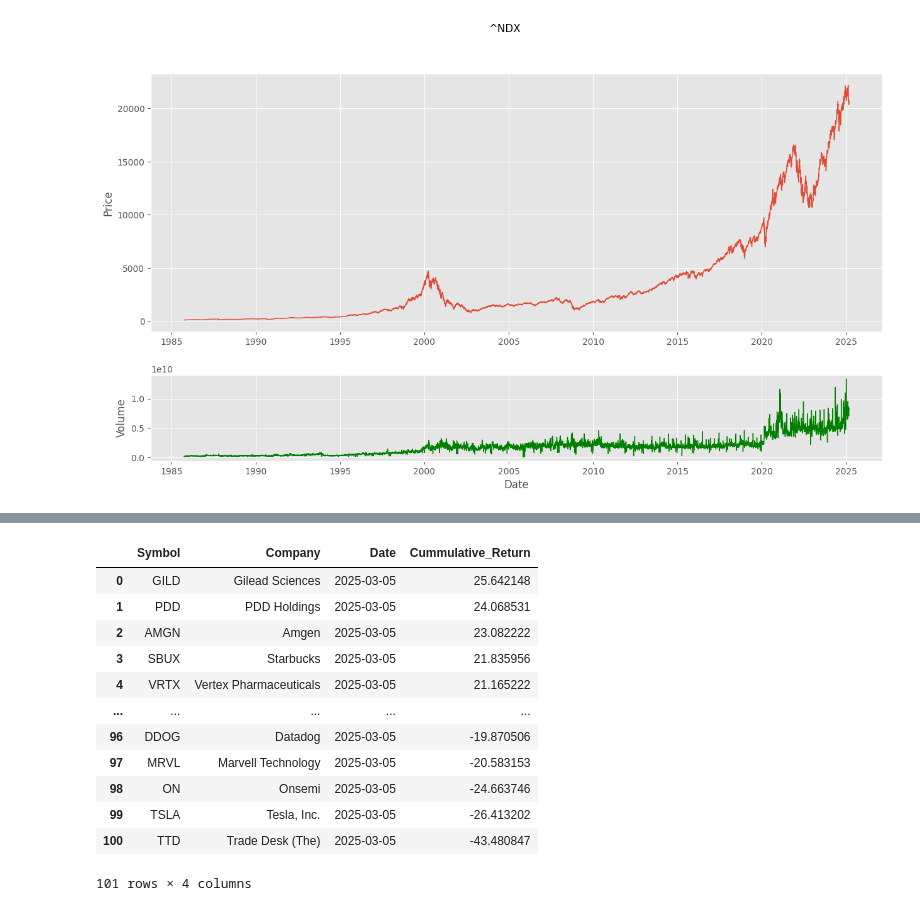
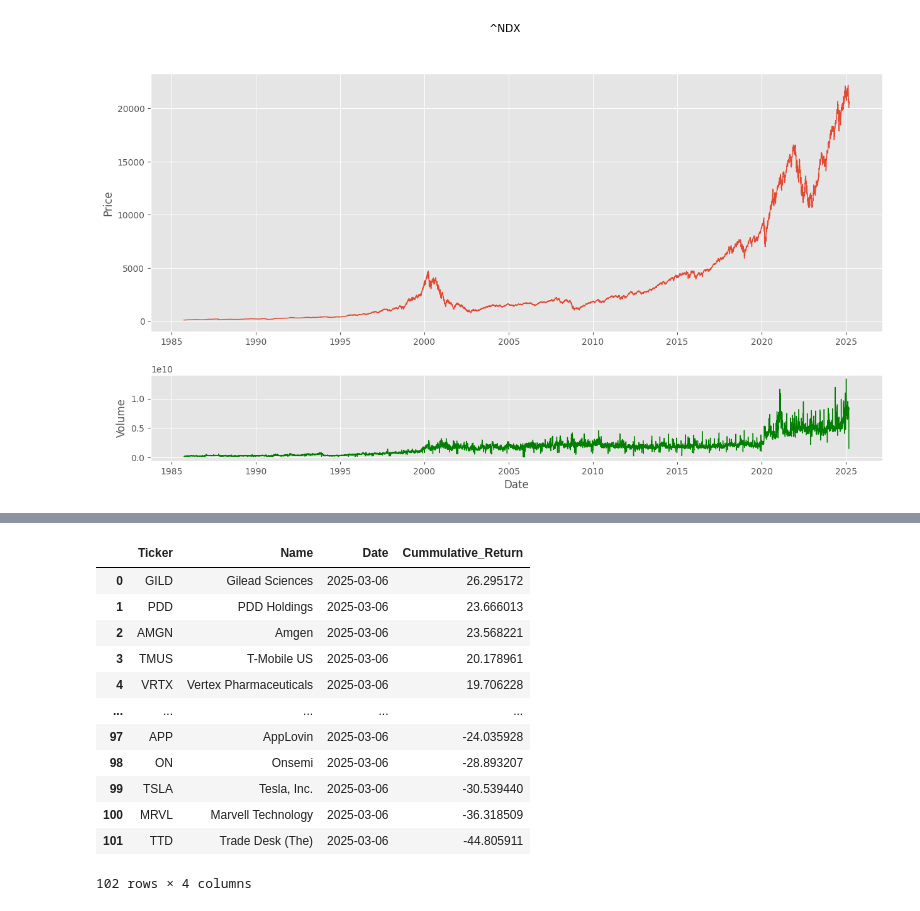
Before and after one commit to alfonrodrisimon/Stock-Market-Finance-Python, a Jupyter notebook: notebooks/Nasdaq100-notebook.ipynb, the cells around one changed output, grey strips where cells are left out. Cells and saved outputs as stored; diff of their text form; code cells hidden in the pictures.

```diff
--- a/notebooks/Nasdaq100-notebook.ipynb
+++ b/notebooks/Nasdaq100-notebook.ipynb
@@ -79,3 +94,15 @@ wiki.head(80)
 | 78 | Palantir Technologies | PLTR | Information Technology | Internet Services & Infrastructure |
 | 79 | Palo Alto Networks | PANW | Information Technology | Systems Software |
 80 rows × 4 columns
+# %%
+wiki.rename(columns={'Company':'Name','Symbol':'Ticker','GICS Sector':'Sector'}, inplace=True)
+# %%
+# Add index row values
+new_row = {'Name': 'NASDAQ100', 'Sector': 'Index', 'Ticker': '^NDX'}
+
+# Convert the new row to a DataFrame
+new_row_df = pd.DataFrame([new_row])
+
+# Append the new row to the DataFrame
+wiki = pd.concat([wiki[['Name','Sector','Ticker']], new_row_df], ignore_index=True)
+wiki.head(41)
@@ -82,7 +127,6 @@ wiki.head(80)
 # %%
 # Get the data for the stock
-index_list = wiki['Symbol'].tolist()
-index_list.append('^NDX')
+index_list = wiki['Ticker'].tolist()
 # %%
 # Save all the historical data
 for stock in tqdm(index_list):
@@ -353,31 +404,31 @@ fig.show()
 # %%
 # Create also table of cummulative returns
 list = []
 
 for stock in tqdm(index_list):
     f = os.path.join("../input",stock)
     df = pd.read_csv(f+".csv",index_col="Date",parse_dates=True)
     df['Cummulative_Return'] = cumulative_return(df["Adj Close"].loc[year])
     list.append([df.loc[year].tail(1).index.item(),stock.split('.csv')[0],df["Cummulative_Return"].loc[year].iloc[-1]])
 
 
-cum = pd.DataFrame(list, columns=['Date','Symbol','Cummulative_Return'])
-cum = wiki[['Symbol','Company']].merge(cum,on='Symbol')
+cum = pd.DataFrame(list, columns=['Date','Ticker','Cummulative_Return'])
+cum = wiki[['Ticker','Name']].merge(cum,on='Ticker')
 cum.sort_values(by=['Cummulative_Return'],ignore_index=True, ascending=False)
 # %% [output]
-|  | Symbol | Company | Date | Cummulative_Return |
-| 0 | GILD | Gilead Sciences | 2025-03-05 | 25.642148 |
-| 1 | PDD | PDD Holdings | 2025-03-05 | 24.068531 |
-| 2 | AMGN | Amgen | 2025-03-05 | 23.082222 |
-| 3 | SBUX | Starbucks | 2025-03-05 | 21.835956 |
-| 4 | VRTX | Vertex Pharmaceuticals | 2025-03-05 | 21.165222 |
+|  | Ticker | Name | Date | Cummulative_Return |
+| 0 | GILD | Gilead Sciences | 2025-03-06 | 26.295172 |
+| 1 | PDD | PDD Holdings | 2025-03-06 | 23.666013 |
+| 2 | AMGN | Amgen | 2025-03-06 | 23.568221 |
+| 3 | TMUS | T-Mobile US | 2025-03-06 | 20.178961 |
+| 4 | VRTX | Vertex Pharmaceuticals | 2025-03-06 | 19.706228 |
 | ... | ... | ... | ... | ... |
-| 96 | DDOG | Datadog | 2025-03-05 | -19.870506 |
-| 97 | MRVL | Marvell Technology | 2025-03-05 | -20.583153 |
-| 98 | ON | Onsemi | 2025-03-05 | -24.663746 |
-| 99 | TSLA | Tesla, Inc. | 2025-03-05 | -26.413202 |
-| 100 | TTD | Trade Desk (The) | 2025-03-05 | -43.480847 |
+| 97 | APP | AppLovin | 2025-03-06 | -24.035928 |
+| 98 | ON | Onsemi | 2025-03-06 | -28.893207 |
+| 99 | TSLA | Tesla, Inc. | 2025-03-06 | -30.539440 |
+| 100 | MRVL | Marvell Technology | 2025-03-06 | -36.318509 |
+| 101 | TTD | Trade Desk (The) | 2025-03-06 | -44.805911 |
-101 rows × 4 columns
+102 rows × 4 columns
 # %%
 cum.sort_values(by=['Cummulative_Return'],ignore_index=True, ascending=False).head(30)
 # %% [output]
```
Also changed, not shown: parts of 11 cells of this notebook, 9 other files.
